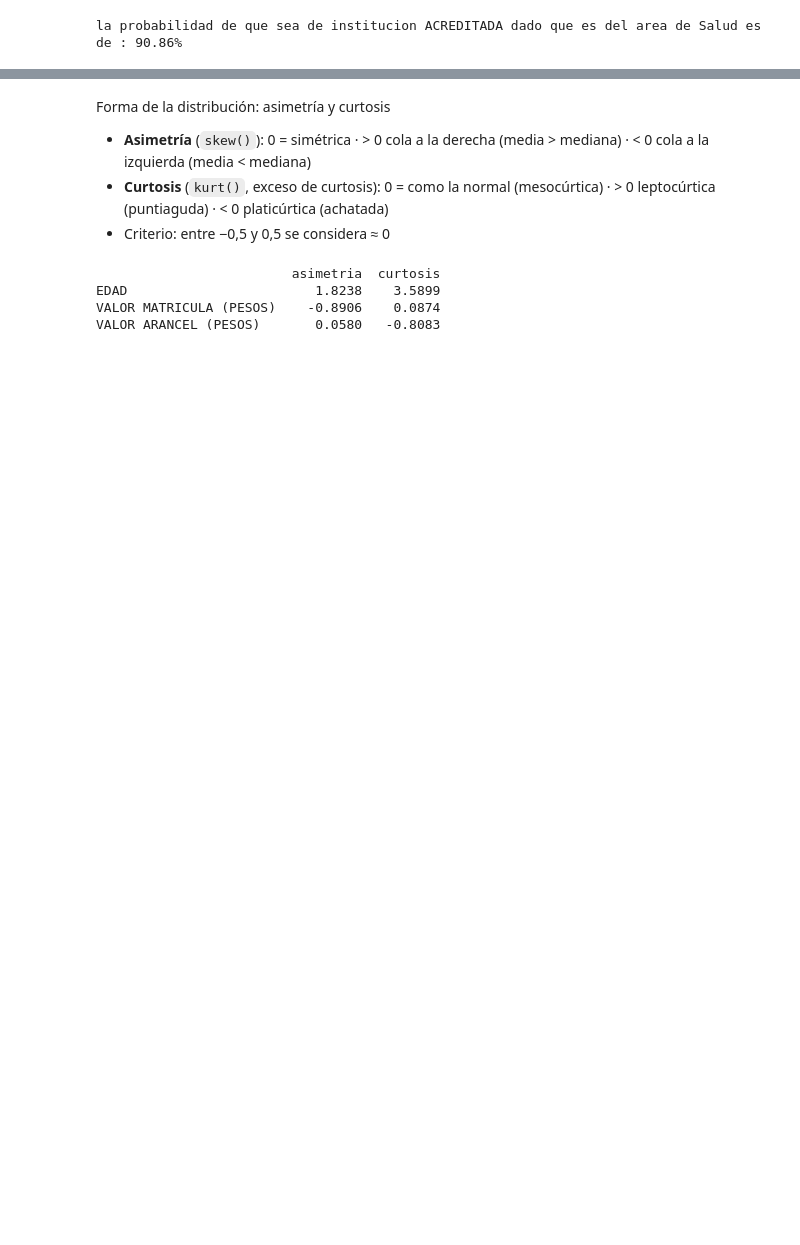
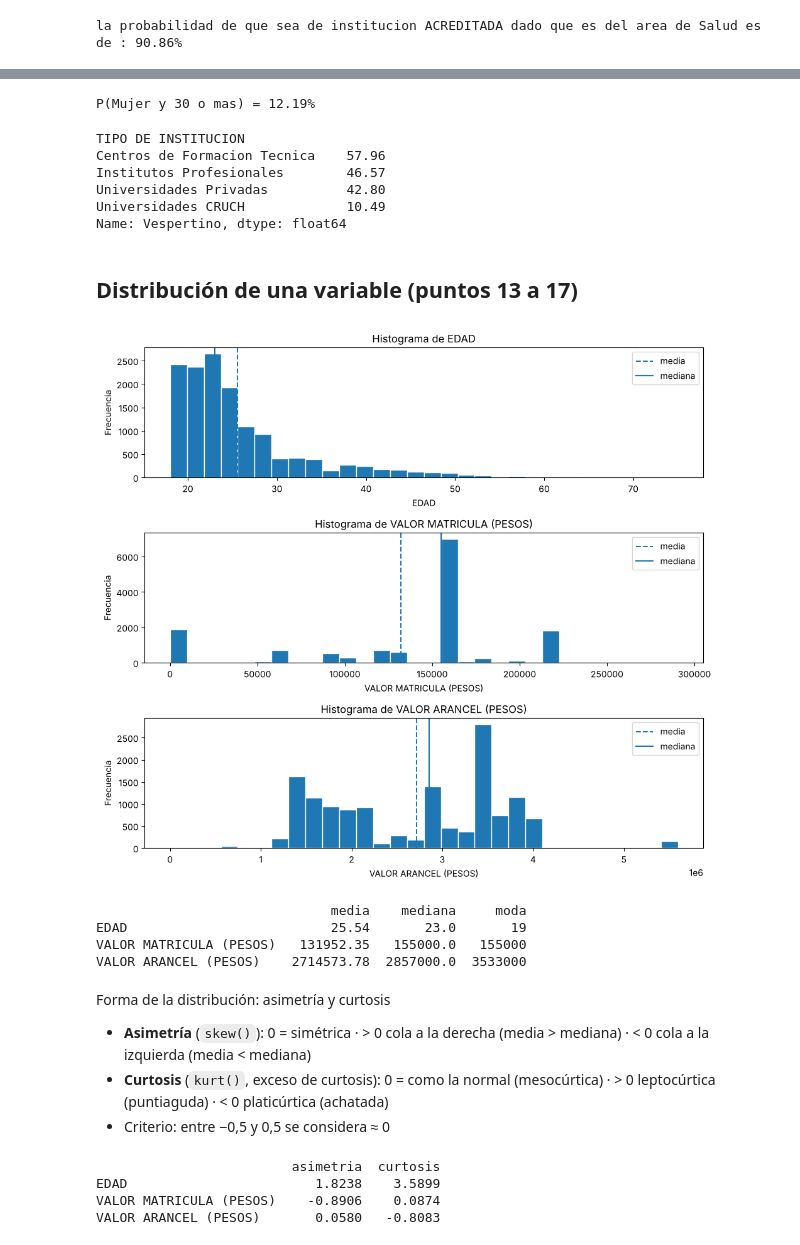
Before and after one commit to jesuscardenas-jacv1/Presentacion-Estadisticas-Descriptivas, a Jupyter notebook: colab/Proyecto_Segunda_Presentacion_CORREGIDO.ipynb, the cells around one changed output, grey strips where cells are left out. Cells and saved outputs as stored; diff of their text form; code cells hidden in the pictures; blank space fills up the shorter version.

```diff
--- a/colab/Proyecto_Segunda_Presentacion_CORREGIDO.ipynb
+++ b/colab/Proyecto_Segunda_Presentacion_CORREGIDO.ipynb
@@ -207,3 +249,59 @@ la probabilidad de que sea de institucion ACREDITADA dado que es del area de Sal
+# %%
+# 5. "al menos 30" = 30 a 34 + 35 a 39 + 40 y mas
+mujeres_30 = 678 + 455 + 588
+e = mujeres_30 / 14116 * 100
+print(f'P(Mujer y 30 o mas) = {e:.2f}%')
+# %% [output]
+P(Mujer y 30 o mas) = 12.19%
+# %%
+# 6. Proporciones por fila (cada tipo suma 1) = P(Vespertino | tipo)
+Tabla6 = pd.crosstab(df['TIPO DE INSTITUCION'],
+                     df['JORNADA'],
+                     normalize='index')
+(Tabla6['Vespertino'] * 100).round(2)\
+    .sort_values(ascending=False)
+# %% [output]
+TIPO DE INSTITUCION
+Centros de Formacion Tecnica    57.96
+Institutos Profesionales        46.57
+Universidades Privadas          42.80
+Universidades CRUCH             10.49
+Name: Vespertino, dtype: float64
+# %% [markdown]
+## Distribución de una variable (puntos 13 a 17)
+# %%
+import matplotlib.pyplot as plt
+
+# Punto 13: histograma de cada variable, con titulo y ejes rotulados
+variables = ['EDAD', 'VALOR MATRICULA (PESOS)',
+             'VALOR ARANCEL (PESOS)']
+
+fig, axs = plt.subplots(3, 1, figsize=(10, 9))
+for ax, col in zip(axs, variables):
+    ax.hist(df[col], bins=30, edgecolor='white')
+    ax.axvline(df[col].mean(), linestyle='--',
+               label='media')
+    ax.axvline(df[col].median(), label='mediana')
+    ax.set_title(f'Histograma de {col}')
+    ax.set_xlabel(col)
+    ax.set_ylabel('Frecuencia')
+    ax.legend()
+plt.tight_layout()
+plt.show()
+# %% [output]
+[figure, added]
+# %%
+# Punto 14: medidas de tendencia central
+medidas = pd.DataFrame({
+    'media':   df[variables].mean(),
+    'mediana': df[variables].median(),
+    'moda':    df[variables].mode().iloc[0]})
+print(medidas.round(2))
+# %% [output]
+                              media    mediana     moda
+EDAD                          25.54       23.0       19
+VALOR MATRICULA (PESOS)   131952.35   155000.0   155000
+VALOR ARANCEL (PESOS)    2714573.78  2857000.0  3533000
 # %% [markdown]
 Forma de la distribución: asimetría y curtosis
 
```
Also changed, not shown: parts of 7 cells of this notebook, 3 other files.
